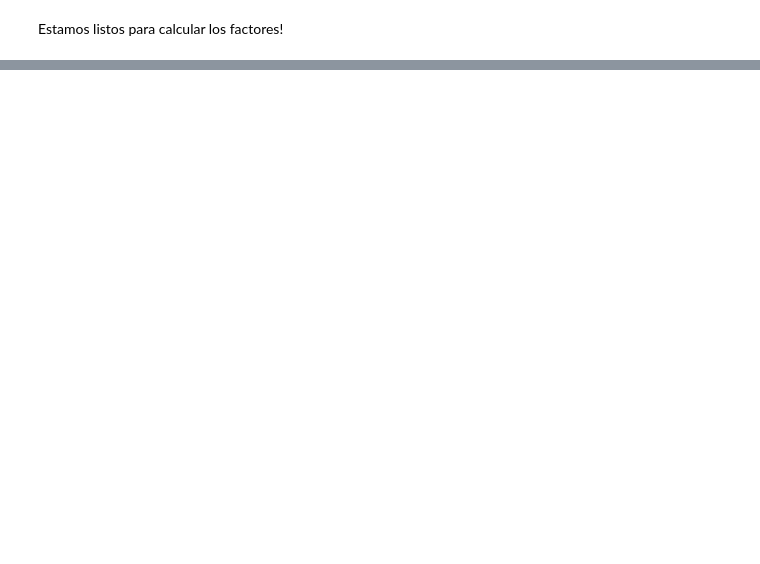
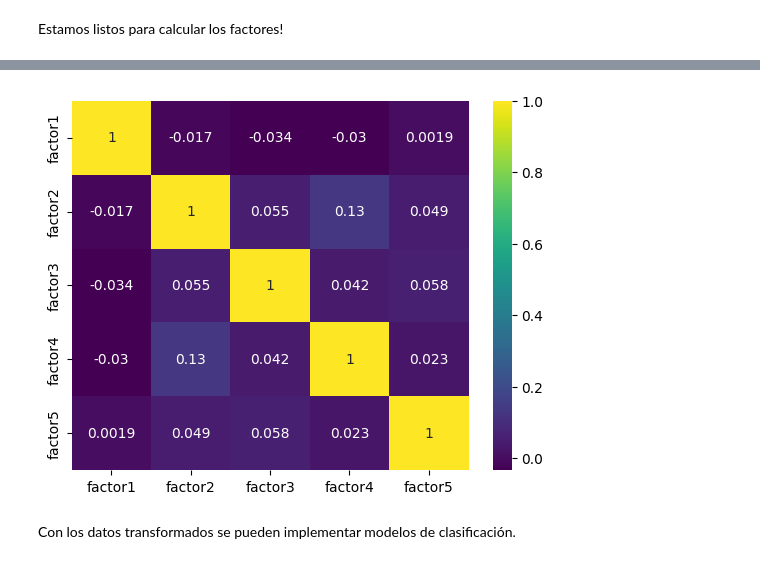
Before and after one commit to JhonZafra/Statistic_Concepts, a Jupyter notebook: SemanaXIII/FactorAnalysis.ipynb, the cells around one changed output, grey strips where cells are left out. Drawn from its saved outputs; the diff is of its cells as text; code cells hidden in the pictures; blank space fills up the shorter version.

```diff
--- a/SemanaXIII/FactorAnalysis.ipynb
+++ b/SemanaXIII/FactorAnalysis.ipynb
@@ -217,0 +460,7 @@ Estamos listos para calcular los factores!
+# %%
+sns.heatmap(data_t.corr(), cmap = 'viridis', annot = True)
+plt.show()
+# %% [output]
+[figure, added]
+# %% [markdown]
+Con los datos transformados se pueden implementar modelos de clasificación.
```
Also changed, not shown: parts of 30 cells of this notebook.
